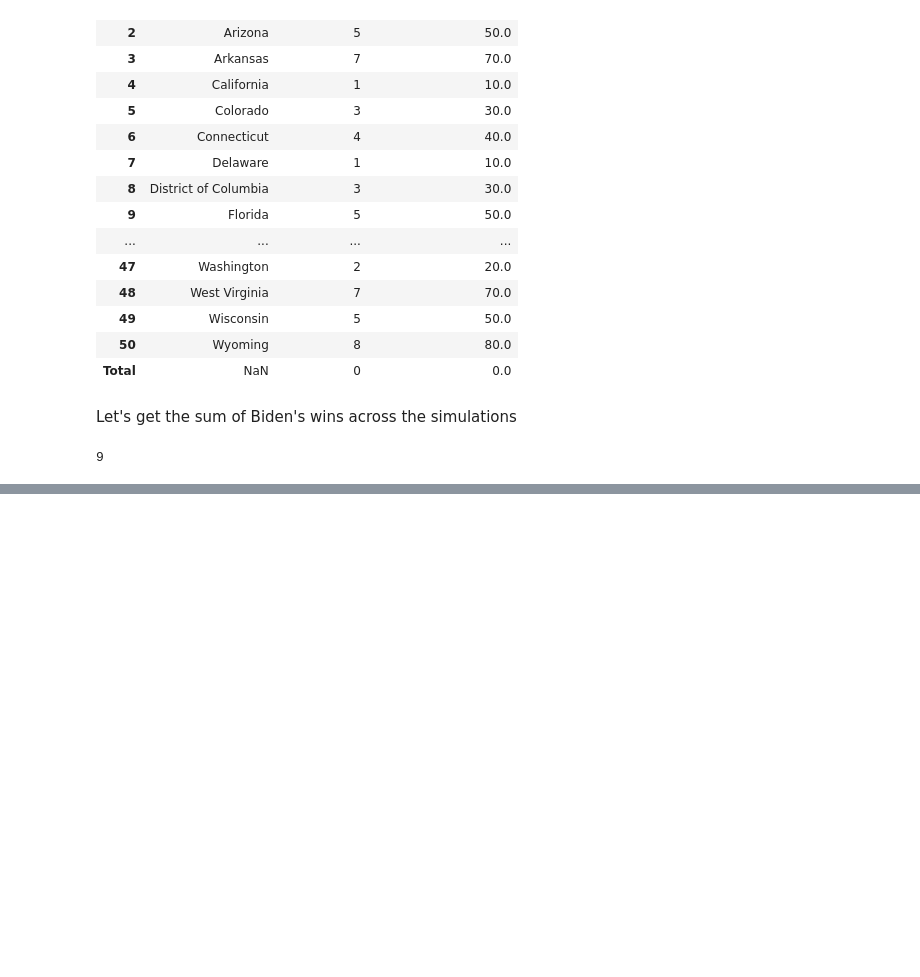
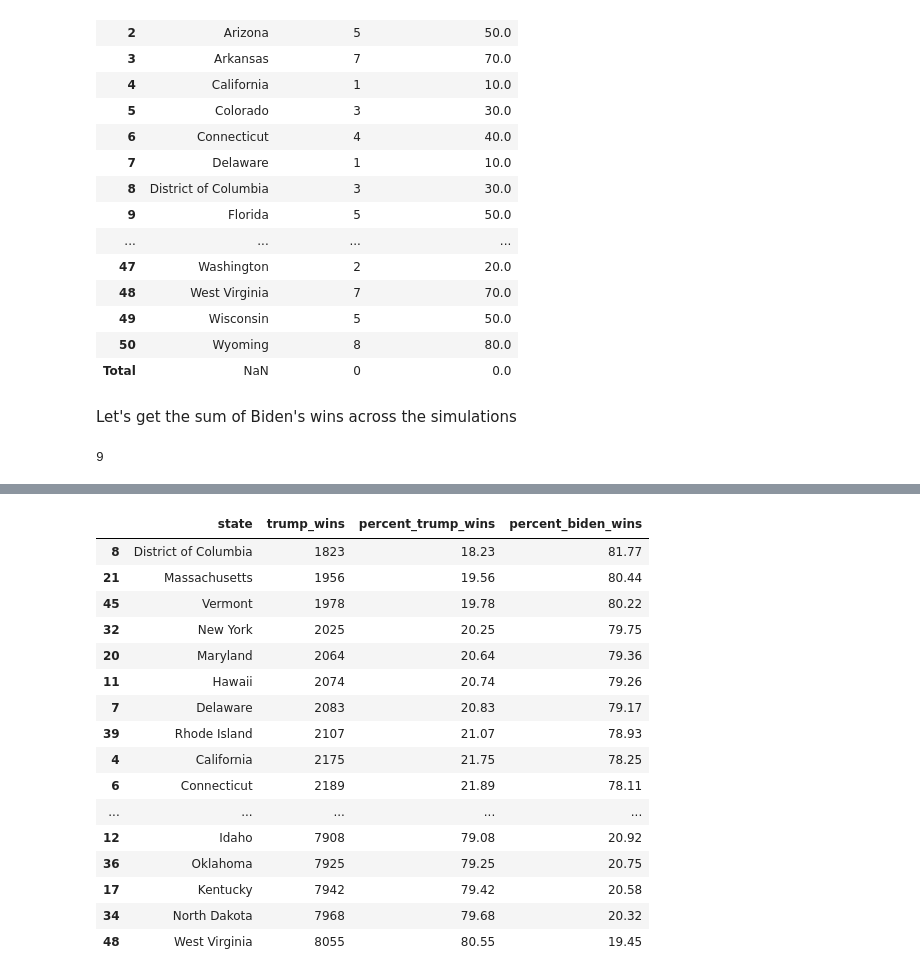
Before and after one commit to rkfd/ds-ai-for-business, a Jupyter notebook: Predicting-the-US-2020-Election/predicting-the-us-2020-election.ipynb, the cells around one changed output, grey strips where cells are left out. Saved outputs shown, nothing was run; the diff lists cells and outputs as text; code cells hidden in the pictures; blank space fills up the shorter version.

```diff
--- a/Predicting-the-US-2020-Election/predicting-the-us-2020-election.ipynb
+++ b/Predicting-the-US-2020-Election/predicting-the-us-2020-election.ipynb
@@ -669,0 +715,21 @@ res.loc['Total'][res.loc['Total'] > 270.0].count()
+# %%
+# Top 50 states for highest chances to win for Biden
+res_summary.sort_values('percent_biden_wins', ascending=False).head(50)
+# %% [output]
+|  | state | trump_wins | percent_trump_wins | percent_biden_wins |
+| 8 | District of Columbia | 1823 | 18.23 | 81.77 |
+| 21 | Massachusetts | 1956 | 19.56 | 80.44 |
+| 45 | Vermont | 1978 | 19.78 | 80.22 |
+| 32 | New York | 2025 | 20.25 | 79.75 |
+| 20 | Maryland | 2064 | 20.64 | 79.36 |
+| 11 | Hawaii | 2074 | 20.74 | 79.26 |
+| 7 | Delaware | 2083 | 20.83 | 79.17 |
+| 39 | Rhode Island | 2107 | 21.07 | 78.93 |
+| 4 | California | 2175 | 21.75 | 78.25 |
+| 6 | Connecticut | 2189 | 21.89 | 78.11 |
+| ... | ... | ... | ... | ... |
+| 12 | Idaho | 7908 | 79.08 | 20.92 |
+| 36 | Oklahoma | 7925 | 79.25 | 20.75 |
+| 17 | Kentucky | 7942 | 79.42 | 20.58 |
+| 34 | North Dakota | 7968 | 79.68 | 20.32 |
+| 48 | West Virginia | 8055 | 80.55 | 19.45 |
```
Also changed, not shown: parts of 9 cells of this notebook.
